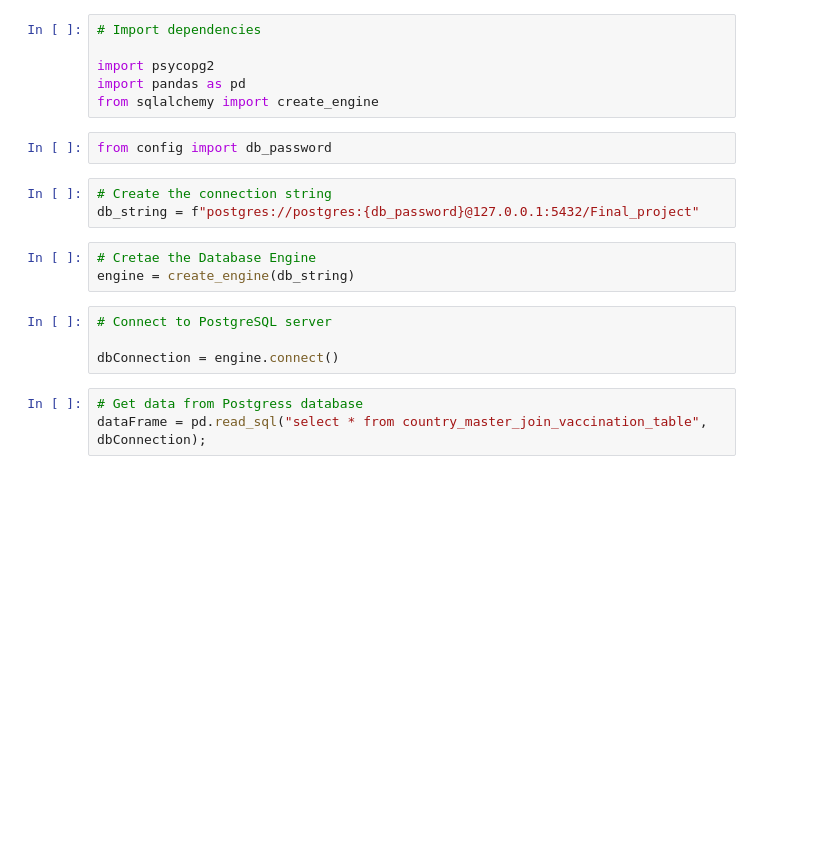
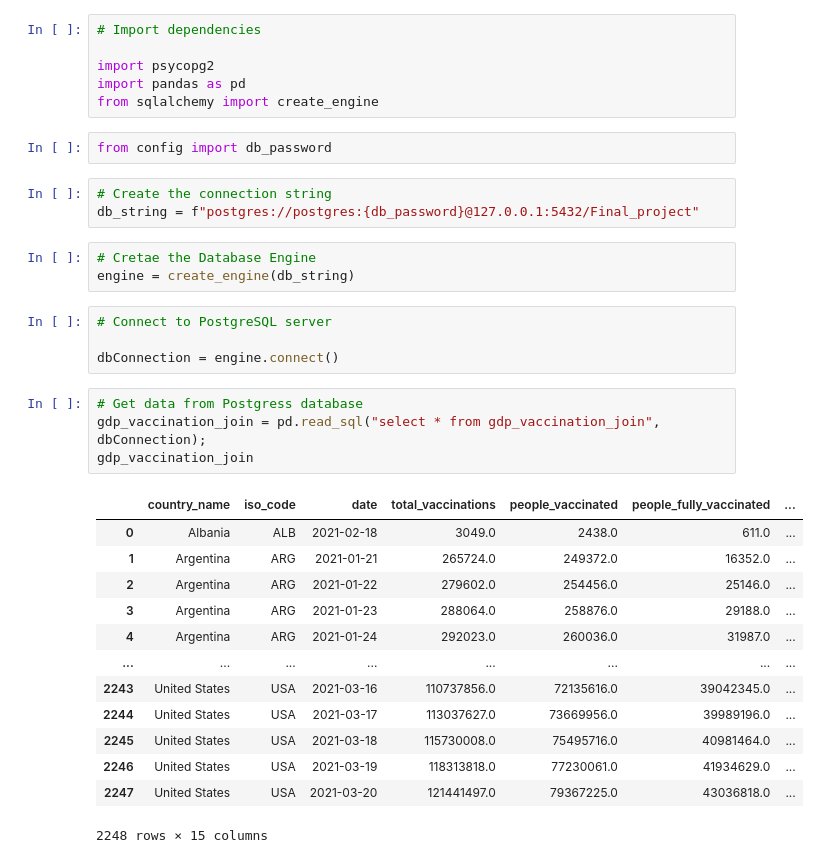
Before and after one commit to Tpw429/Covid-19_Regression_Analysis, a Jupyter notebook: ETL/SQL_to_pandas.ipynb, the cells around one changed output. Drawn from its saved outputs; the diff is of its cells as text; blank space fills up the shorter version.

```diff
--- a/ETL/SQL_to_pandas.ipynb
+++ b/ETL/SQL_to_pandas.ipynb
@@ -18,4 +18,19 @@ engine = create_engine(db_string)
 dbConnection = engine.connect()
 # %%
 # Get data from Postgress database
-dataFrame = pd.read_sql("select * from country_master_join_vaccination_table", dbConnection);
+gdp_vaccination_join = pd.read_sql("select * from gdp_vaccination_join", dbConnection);
+gdp_vaccination_join
+# %% [output]
+|  | country_name | iso_code | date | total_vaccinations | people_vaccinated | people_fully_vaccinated | ... |
+| 0 | Albania | ALB | 2021-02-18 | 3049.0 | 2438.0 | 611.0 | ... |
+| 1 | Argentina | ARG | 2021-01-21 | 265724.0 | 249372.0 | 16352.0 | ... |
+| 2 | Argentina | ARG | 2021-01-22 | 279602.0 | 254456.0 | 25146.0 | ... |
+| 3 | Argentina | ARG | 2021-01-23 | 288064.0 | 258876.0 | 29188.0 | ... |
+| 4 | Argentina | ARG | 2021-01-24 | 292023.0 | 260036.0 | 31987.0 | ... |
+| ... | ... | ... | ... | ... | ... | ... | ... |
+| 2243 | United States | USA | 2021-03-16 | 110737856.0 | 72135616.0 | 39042345.0 | ... |
+| 2244 | United States | USA | 2021-03-17 | 113037627.0 | 73669956.0 | 39989196.0 | ... |
+| 2245 | United States | USA | 2021-03-18 | 115730008.0 | 75495716.0 | 40981464.0 | ... |
+| 2246 | United States | USA | 2021-03-19 | 118313818.0 | 77230061.0 | 41934629.0 | ... |
+| 2247 | United States | USA | 2021-03-20 | 121441497.0 | 79367225.0 | 43036818.0 | ... |
+2248 rows × 15 columns
```
Also changed, not shown: parts of 6 cells of this notebook, 4 other files.
